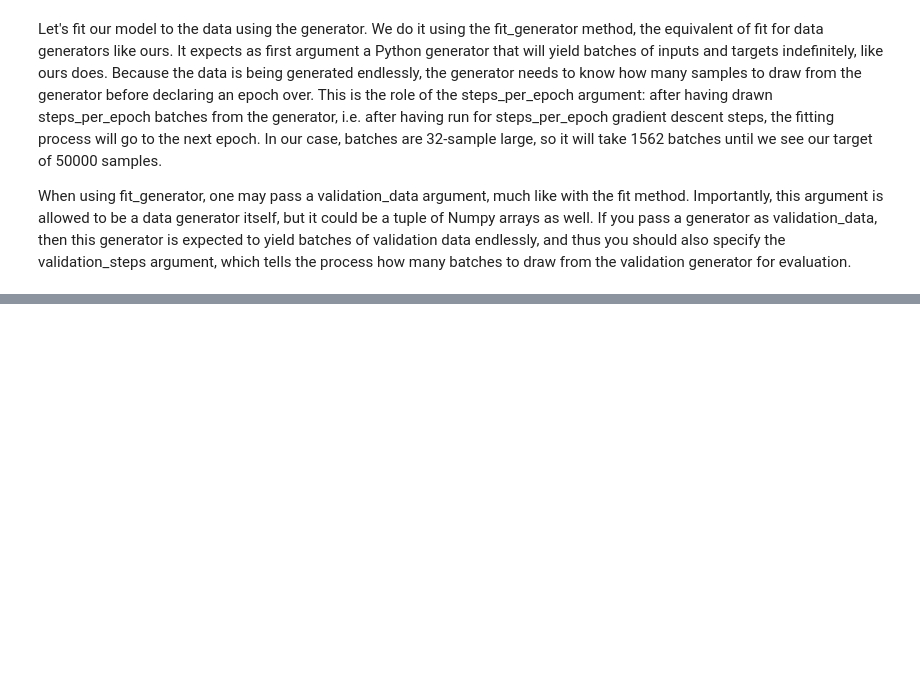
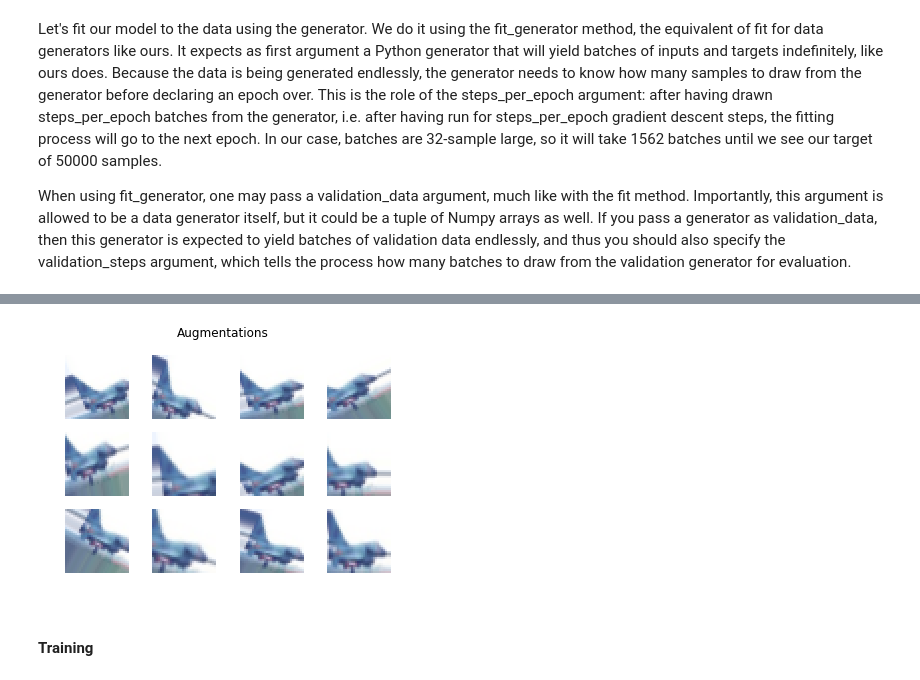
Before and after one commit to khanx169/hal_tutorial, a Jupyter notebook: CIFAR-10.ipynb, the cells around one changed output, grey strips where cells are left out. Saved outputs shown, nothing was run; the diff lists cells and outputs as text; code cells hidden in the pictures; blank space fills up the shorter version.

```diff
--- a/CIFAR-10.ipynb
+++ b/CIFAR-10.ipynb
@@ -341,0 +318,18 @@ ________________________________________________________________________________
+# %%
+# Augmentations
+
+x = x.reshape((1,) + x.shape)
+i = 0
+for batch in train_datagen.flow(x, batch_size=1):
+    i += 1
+    plt.subplot(3,4,i)
+    plt.axis('Off')
+    plt.suptitle('Augmentations')
+    plt.imshow(batch[0]*255)
+
+    if i > 11:
+        break  # otherwise the generator would loop indefinitely
+# %% [output]
+[figure, added]
+# %% [markdown]
+#### Training
```
Also changed, not shown: parts of 34 cells of this notebook, 2 other files.
